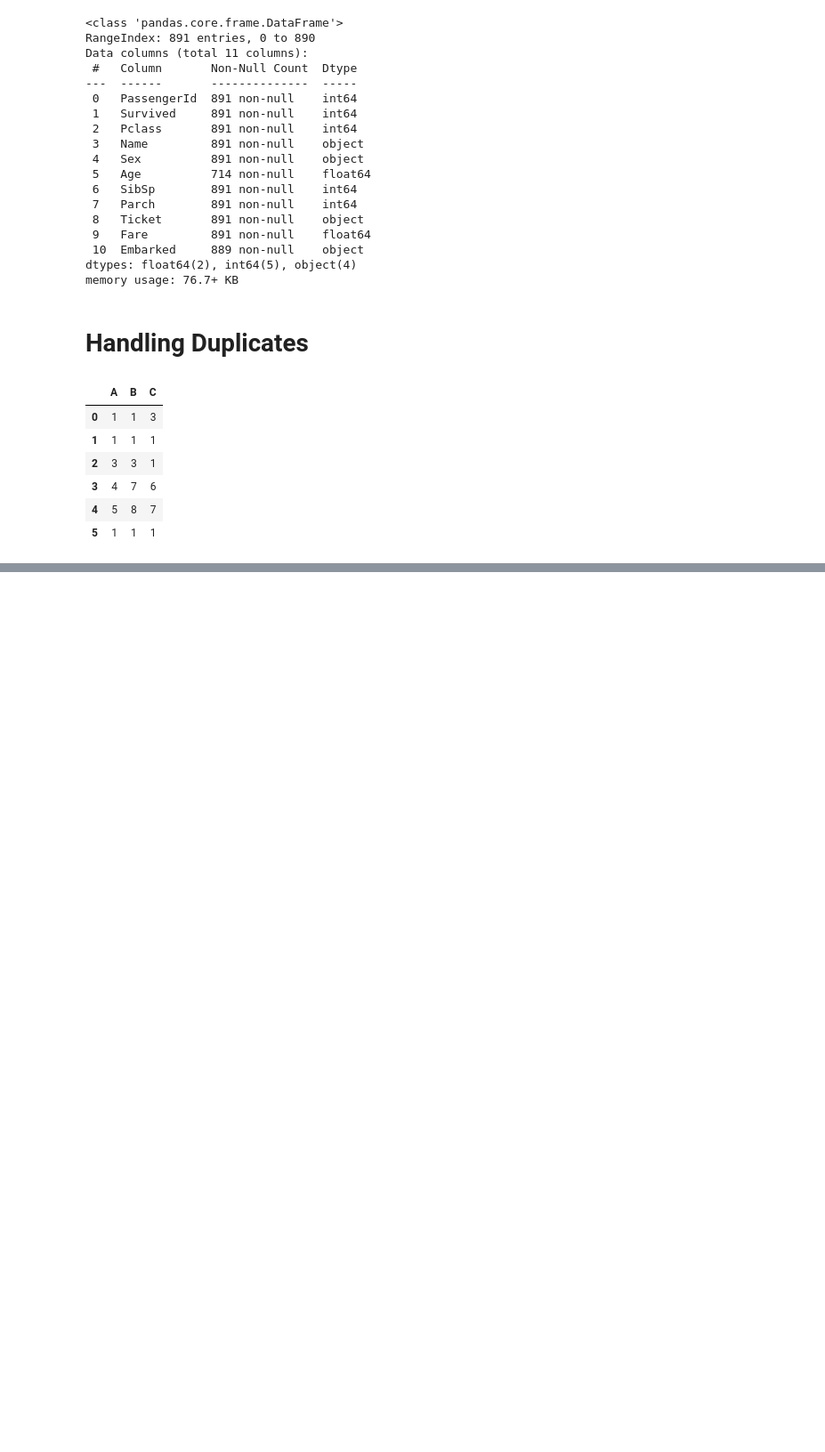
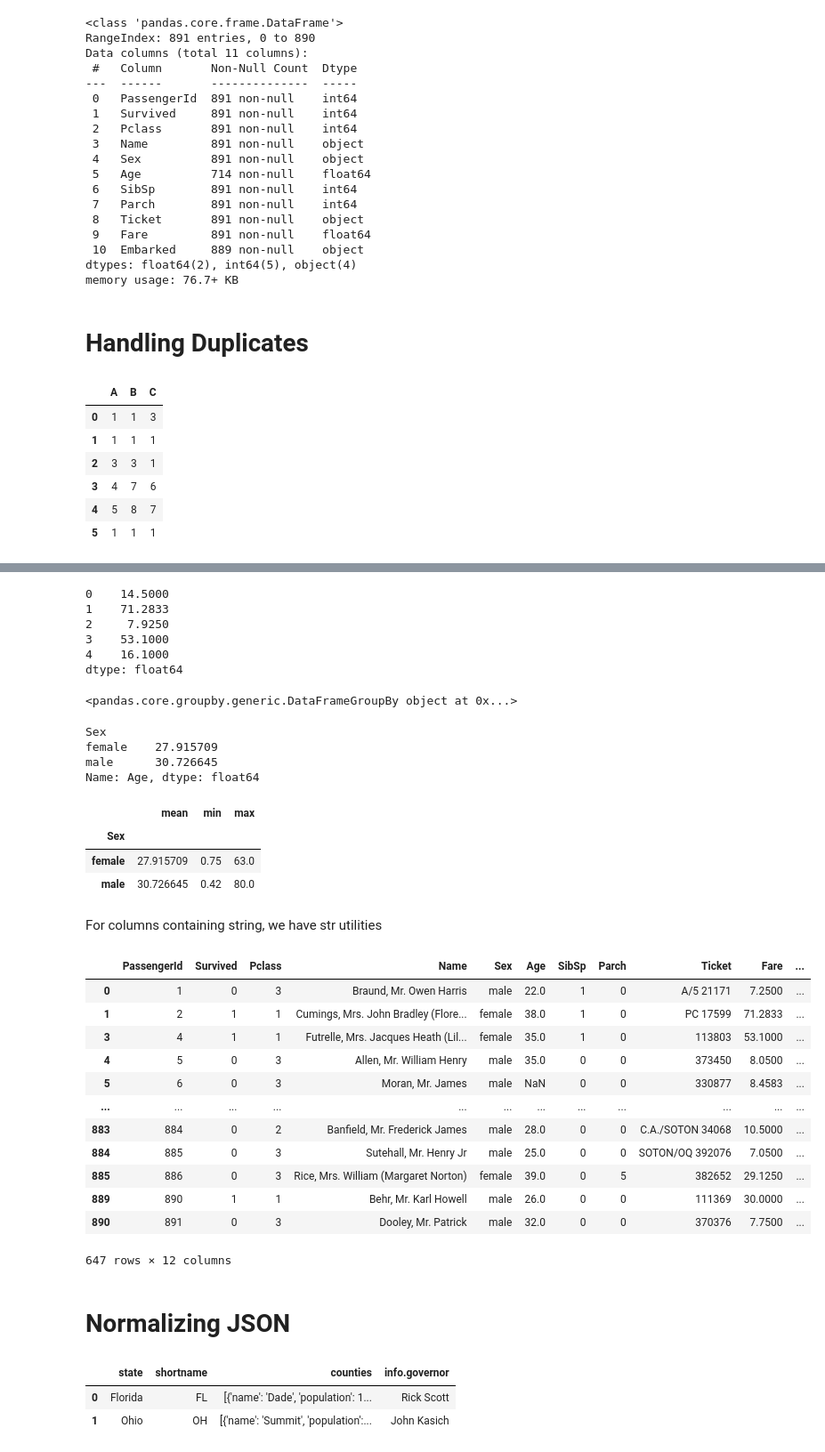
Before and after one commit to SenWan/data-science, a Jupyter notebook: Pandas.ipynb, the cells around one changed output, grey strips where cells are left out. Shown: that part at 89% size. Cells and saved outputs as stored; diff of their text form; code cells hidden in the pictures; blank space fills up the shorter version.

```diff
--- a/Pandas.ipynb
+++ b/Pandas.ipynb
@@ -372,0 +414,2 @@ df.dupl
+# %%
+titanic_data['age_category'] = titanic_data.Age.map(lambda age: 'Kid' if age < 18 else 'Adult')
@@ -372,0 +450,47 @@ df.dupl
+# %%
+titanic_data.apply(func,axis=1)[:5]
+# %% [output]
+0    14.5000
+1    71.2833
+2     7.9250
+3    53.1000
+4    16.1000
+dtype: float64
+# %%
+titanic_data.groupby(['Sex'])
+# %% [output]
+<pandas.core.groupby.generic.DataFrameGroupBy object at 0x...>
+# %%
+titanic_data.groupby(['Sex']).Age.mean()
+# %% [output]
+Sex
+female    27.915709
+male      30.726645
+Name: Age, dtype: float64
+# %%
+titanic_data.groupby(['Sex']).Age.agg(['mean','min','max'])
+# %% [output]
+|  | mean | min | max |
+| Sex |  |  |  |
+| female | 27.915709 | 0.75 | 63.0 |
+| male | 30.726645 | 0.42 | 80.0 |
+# %% [markdown]
+For columns containing string, we have str utilities
+# %%
+titanic_data[titanic_data.Name.str.contains('Mr')]
+# %% [output]
+|  | PassengerId | Survived | Pclass | Name | Sex | Age | SibSp | Parch | Ticket | Fare | ... |
+| 0 | 1 | 0 | 3 | Braund, Mr. Owen Harris | male | 22.0 | 1 | 0 | A/5 21171 | 7.2500 | ... |
+| 1 | 2 | 1 | 1 | Cumings, Mrs. John Bradley (Flore... | female | 38.0 | 1 | 0 | PC 17599 | 71.2833 | ... |
+| 3 | 4 | 1 | 1 | Futrelle, Mrs. Jacques Heath (Lil... | female | 35.0 | 1 | 0 | 113803 | 53.1000 | ... |
+| 4 | 5 | 0 | 3 | Allen, Mr. William Henry | male | 35.0 | 0 | 0 | 373450 | 8.0500 | ... |
+| 5 | 6 | 0 | 3 | Moran, Mr. James | male | NaN | 0 | 0 | 330877 | 8.4583 | ... |
+| ... | ... | ... | ... | ... | ... | ... | ... | ... | ... | ... | ... |
+| 883 | 884 | 0 | 2 | Banfield, Mr. Frederick James | male | 28.0 | 0 | 0 | C.A./SOTON 34068 | 10.5000 | ... |
+| 884 | 885 | 0 | 3 | Sutehall, Mr. Henry Jr | male | 25.0 | 0 | 0 | SOTON/OQ 392076 | 7.0500 | ... |
+| 885 | 886 | 0 | 3 | Rice, Mrs. William (Margaret Norton) | female | 39.0 | 0 | 5 | 382652 | 29.1250 | ... |
+| 889 | 890 | 1 | 1 | Behr, Mr. Karl Howell | male | 26.0 | 0 | 0 | 111369 | 30.0000 | ... |
+| 890 | 891 | 0 | 3 | Dooley, Mr. Patrick | male | 32.0 | 0 | 0 | 370376 | 7.7500 | ... |
+647 rows × 12 columns
+# %% [markdown]
+# Normalizing JSON
@@ -372,0 +515,6 @@ df.dupl
+# %%
+json_normalize(data)
+# %% [output]
+|  | state | shortname | counties | info.governor |
+| 0 | Florida | FL | [{'name': 'Dade', 'population': 1... | Rick Scott |
+| 1 | Ohio | OH | [{'name': 'Summit', 'population':... | John Kasich |
```
Also changed, not shown: parts of 13 cells of this notebook.
